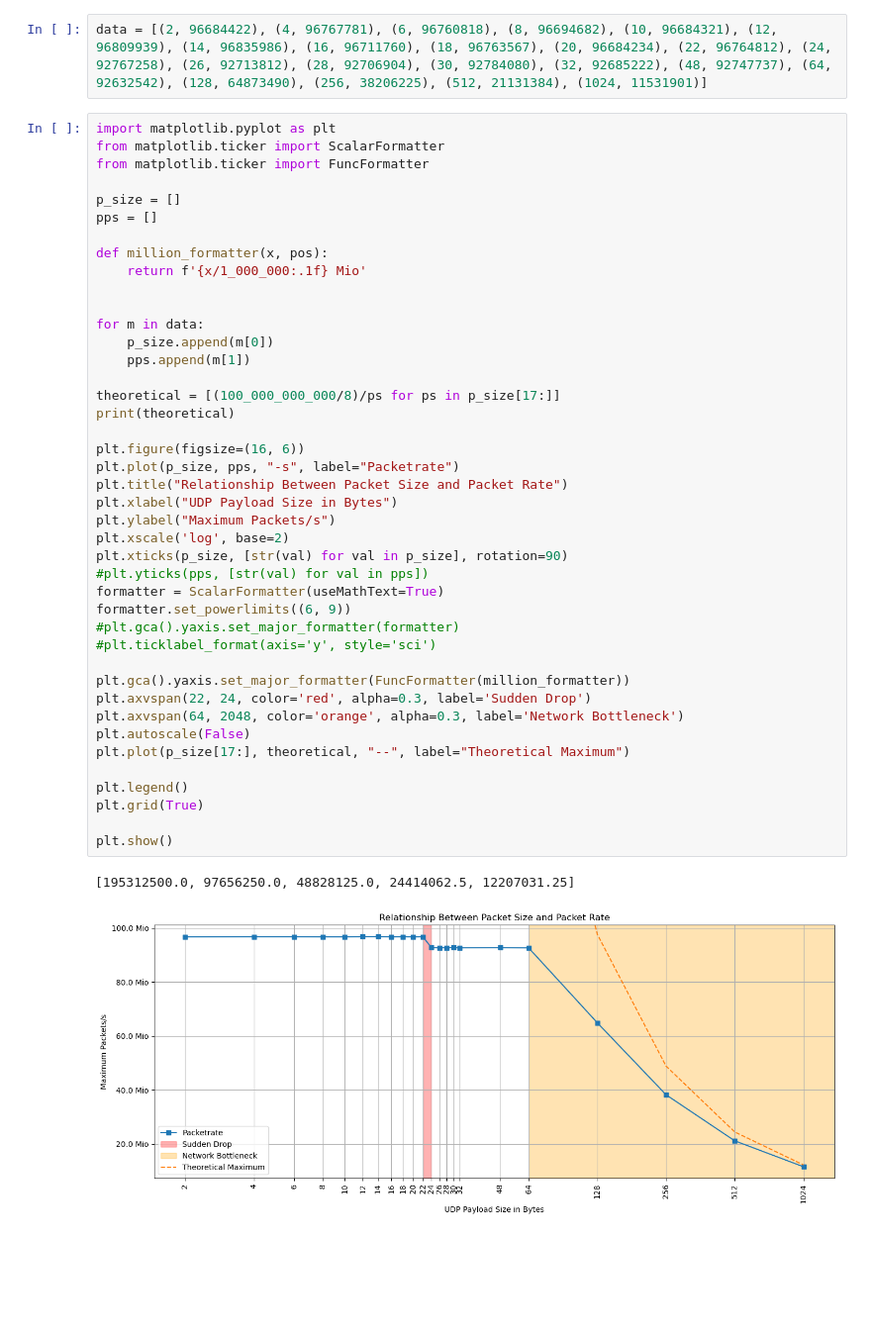
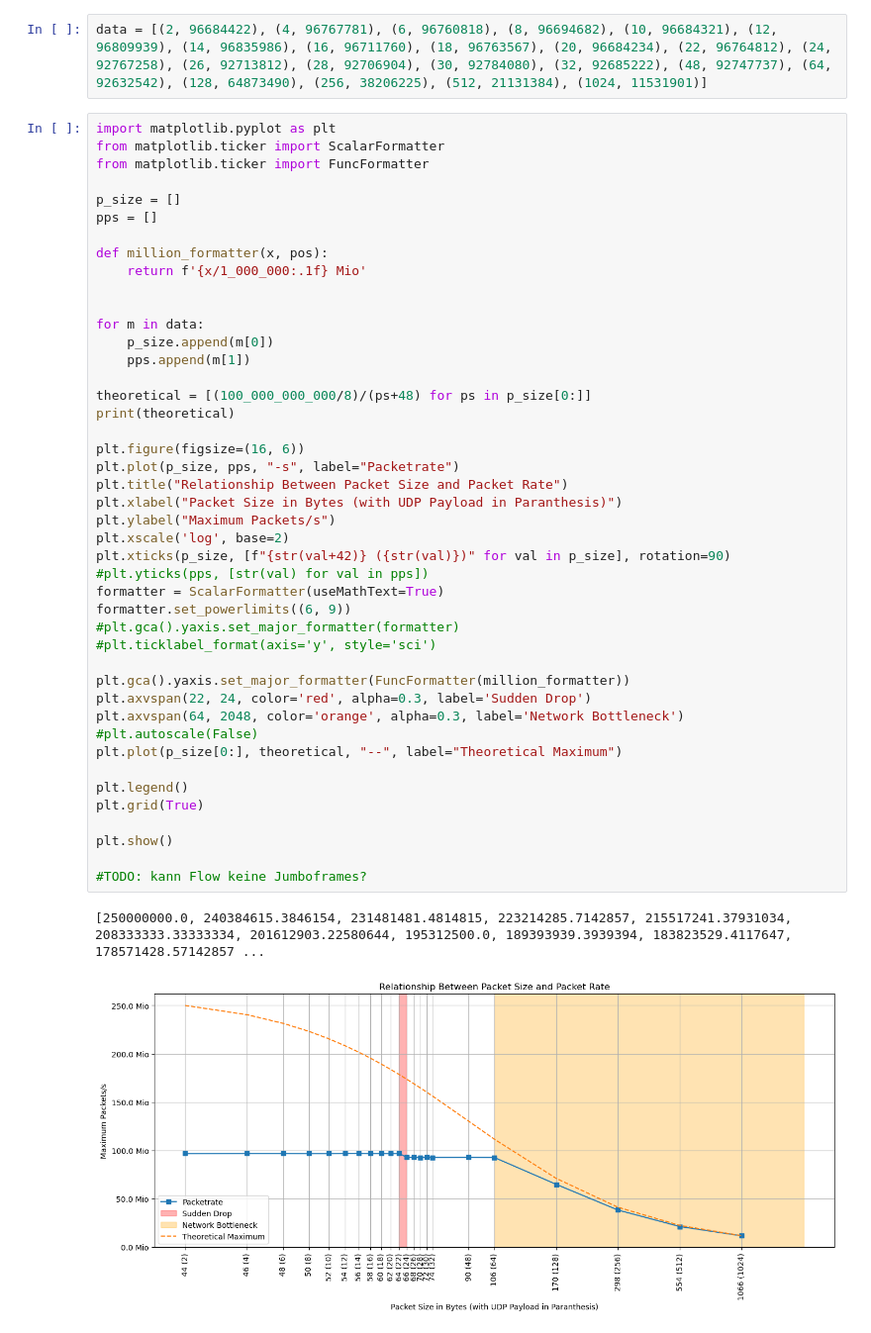
Before and after one commit to gespel/Bachelorarbeit, a Jupyter notebook: notebooks/pps.ipynb, the cells around one changed output. Shown at 99% size. Saved outputs shown, nothing was run; the diff lists cells and outputs as text; blank space fills up the shorter version.

Commit message:
fixed some graphs and added bandwidth

```diff
--- a/notebooks/pps.ipynb
+++ b/notebooks/pps.ipynb
@@ -11,37 +11,39 @@ pps = []
 def million_formatter(x, pos):
     return f'{x/1_000_000:.1f} Mio'
 
 
 for m in data:
     p_size.append(m[0])
     pps.append(m[1])
 
-theoretical = [(100_000_000_000/8)/ps for ps in p_size[17:]]
+theoretical = [(100_000_000_000/8)/(ps+48) for ps in p_size[0:]]
 print(theoretical)
 
 plt.figure(figsize=(16, 6))
 plt.plot(p_size, pps, "-s", label="Packetrate")
 plt.title("Relationship Between Packet Size and Packet Rate")
-plt.xlabel("UDP Payload Size in Bytes")
+plt.xlabel("Packet Size in Bytes (with UDP Payload in Paranthesis)")
 plt.ylabel("Maximum Packets/s")
 plt.xscale('log', base=2)
-plt.xticks(p_size, [str(val) for val in p_size], rotation=90)
+plt.xticks(p_size, [f"{str(val+42)} ({str(val)})" for val in p_size], rotation=90)
 #plt.yticks(pps, [str(val) for val in pps])
 formatter = ScalarFormatter(useMathText=True)
 formatter.set_powerlimits((6, 9))
 #plt.gca().yaxis.set_major_formatter(formatter)
 #plt.ticklabel_format(axis='y', style='sci')
 
 plt.gca().yaxis.set_major_formatter(FuncFormatter(million_formatter))
 plt.axvspan(22, 24, color='red', alpha=0.3, label='Sudden Drop')
 plt.axvspan(64, 2048, color='orange', alpha=0.3, label='Network Bottleneck')
-plt.autoscale(False)
-plt.plot(p_size[17:], theoretical, "--", label="Theoretical Maximum")
+#plt.autoscale(False)
+plt.plot(p_size[0:], theoretical, "--", label="Theoretical Maximum")
 
 plt.legend()
 plt.grid(True)
 
 plt.show()
+
+#TODO: kann Flow keine Jumboframes?
 # %% [output]
-[195312500.0, 97656250.0, 48828125.0, 24414062.5, 12207031.25]
+[250000000.0, 240384615.3846154, 231481481.4814815, 223214285.7142857, 215517241.37931034, 208333333.33333334, 201612903.22580644, 195312500.0, 189393939.3939394, 183823529.4117647, 178571428.57142857 ...
-[figure, old version]
+[figure, new version]
```
Also changed, not shown: parts of 1 cell of this notebook, 1 other file.
